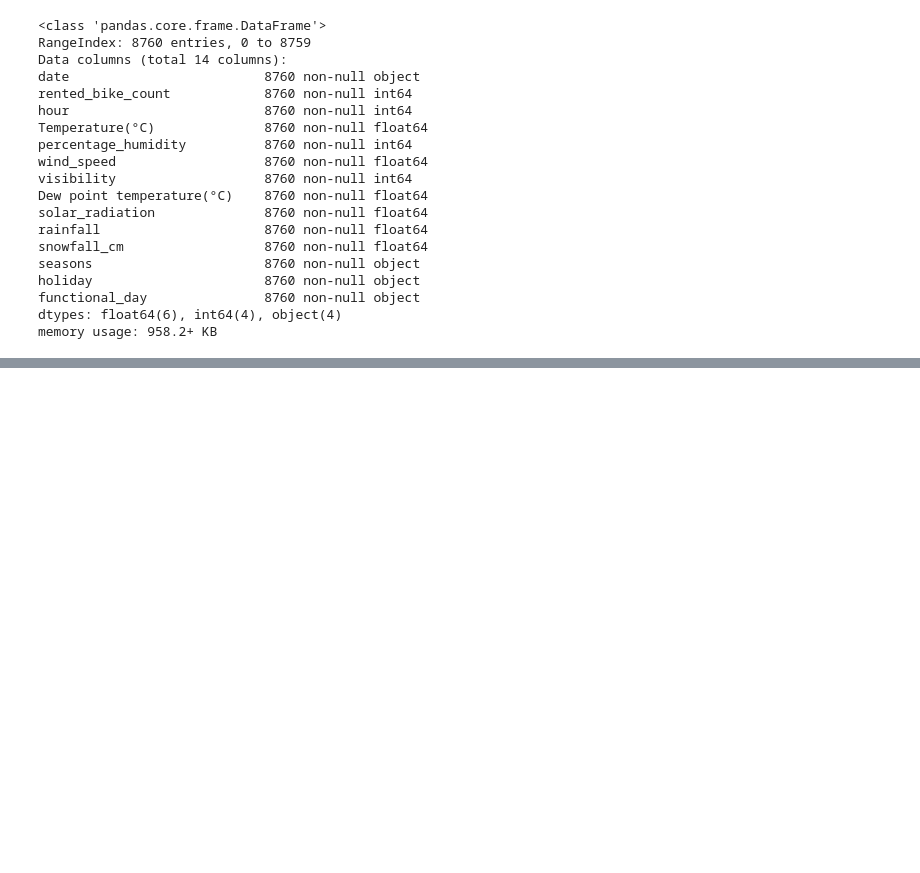
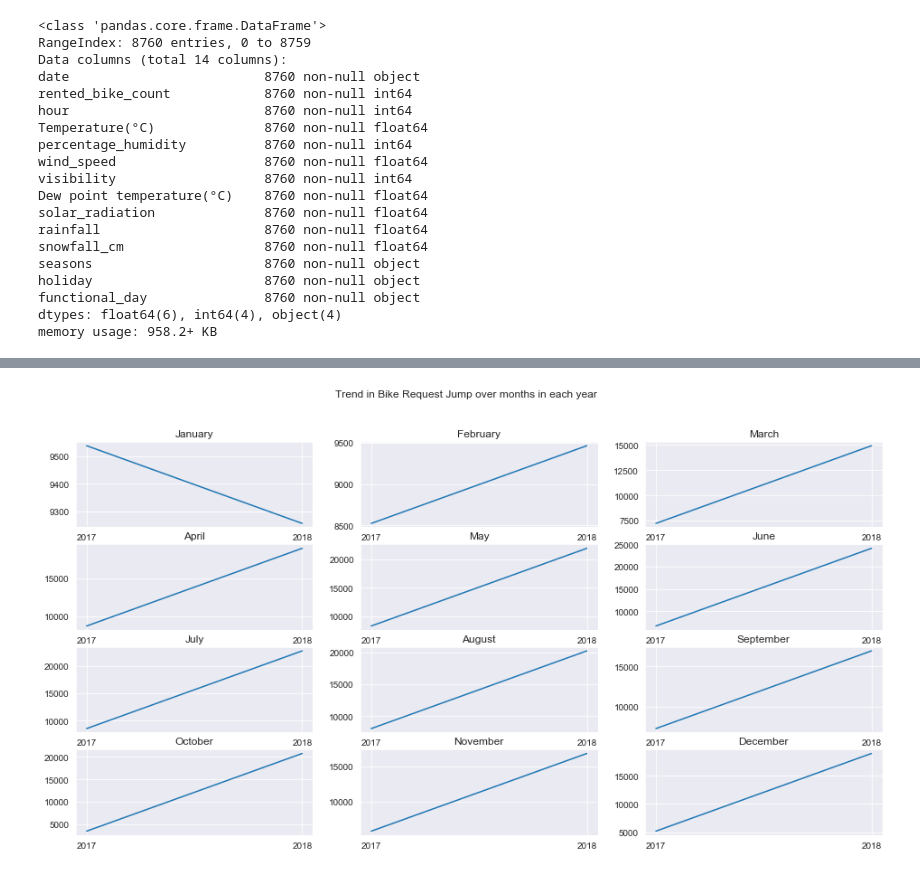
Before and after one commit to anuragcp/30DaysVizChallenge, a Jupyter notebook: Day 1/SeoulBikeDataAnalysis.ipynb, the cells around one changed output, grey strips where cells are left out. Saved outputs shown, nothing was run; the diff lists cells and outputs as text; code cells hidden in the pictures; blank space fills up the shorter version.

```diff
--- a/Day 1/SeoulBikeDataAnalysis.ipynb
+++ b/Day 1/SeoulBikeDataAnalysis.ipynb
@@ -127,0 +135,65 @@ monthlyBikeRequest2018 = mon
+# %%
+# lets analyse trends in request months in each year
+monthlyAvgBikeRequest["month"] = monthlyAvgBikeRequest["date"].apply(lambda date: date.strftime("%B"))
+monthlyAvgBikeRequest["year"] = monthlyAvgBikeRequest["date"].apply(lambda date: date.strftime("%Y"))
+expandedAvgBikeRequest = monthlyAvgBikeRequest[["month", "year", "rented_bike_count"]]
+expandedAvgBikeRequestWide = expandedAvgBikeRequest.pivot("year", "month", "rented_bike_count")
+
+sns.set_style('darkgrid')
+fig, axes = plt.subplots(4, 3, figsize=(16,8))
+fig.suptitle("Trend in Bike Request Jump over months in each year")
+
+# January
+sns.lineplot(ax=axes[0][0],data=expandedAvgBikeRequestWide["January"])
+axes[0][0].set_title("January")
+
+# February
+sns.lineplot(ax=axes[0][1],data=expandedAvgBikeRequestWide["February"])
+axes[0][1].set_title("February")
+
+# March
+sns.lineplot(ax=axes[0][2], data=expandedAvgBikeRequestWide["March"])
+axes[0][2].set_title("March")
+
+# April
+sns.lineplot(ax=axes[1][0], data=expandedAvgBikeRequestWide["April"])
+axes[1][0].set_title("April")
+
+# May
+sns.lineplot(ax=axes[1][1], data=expandedAvgBikeRequestWide["May"])
+axes[1][1].set_title("May")
+
+# June
+sns.lineplot(ax=axes[1][2], data=expandedAvgBikeRequestWide["June"])
+axes[1][2].set_title("June")
+
+# July
+sns.lineplot(ax=axes[2][0], data=expandedAvgBikeRequestWide["July"])
+axes[2][0].set_title("July")
+
+# August
+sns.lineplot(ax=axes[2][1], data=expandedAvgBikeRequestWide["August"])
+axes[2][1].set_title("August")
+
+# September
+sns.lineplot(ax=axes[2][2], data=expandedAvgBikeRequestWide["September"])
+axes[2][2].set_title("September")
+
+# October
+sns.lineplot(ax=axes[3][0], data=expandedAvgBikeRequestWide["October"])
+axes[3][0].set_title("October")
+
+# November
+sns.lineplot(ax=axes[3][1], data=expandedAvgBikeRequestWide["November"])
+axes[3][1].set_title("November")
+
+# December
+sns.lineplot(ax=axes[3][2], data=expandedAvgBikeRequestWide["December"])
+axes[3][2].set_title("December")
+
+# for ax in axes.flat:
+#     ax.label_outer()
+
+plt.show()
+# %% [output]
+[figure, added]
```
Also changed, not shown: parts of 2 cells of this notebook.
